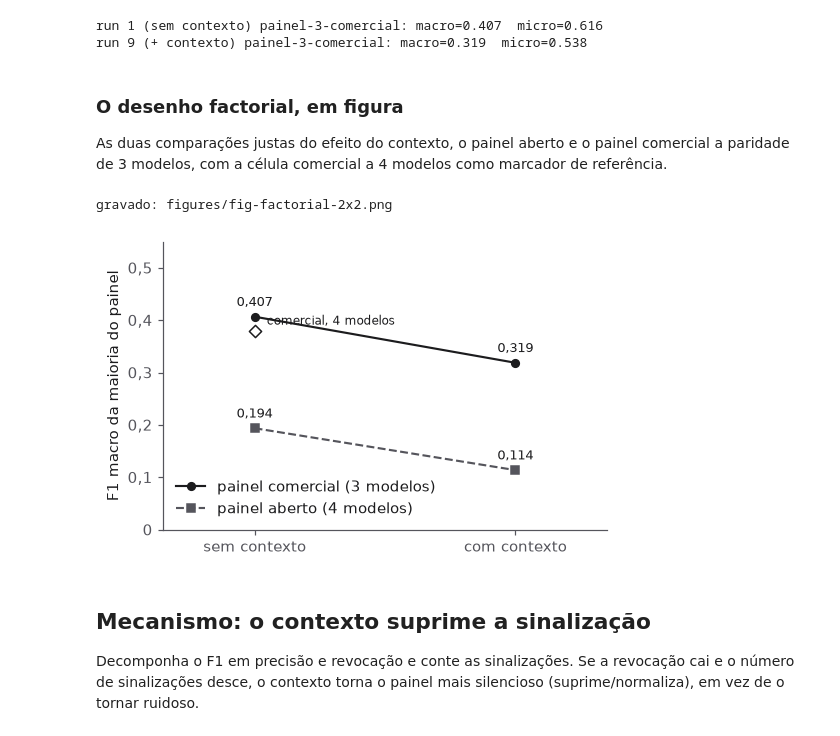
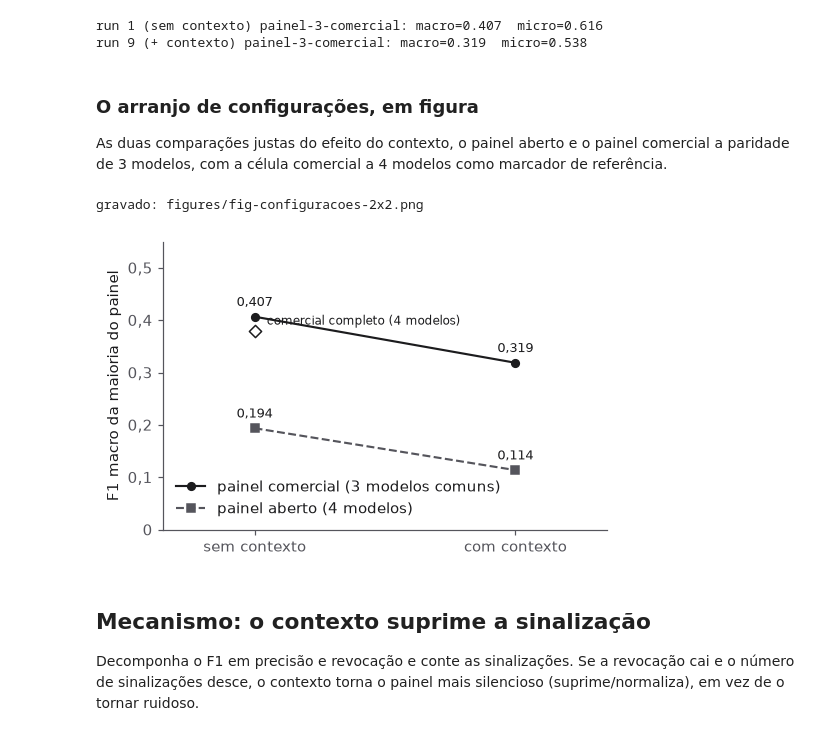
Before and after one commit to assimoes/dark-patterns, a Jupyter notebook: analysis/09_configuracoes-2x2.ipynb, the cells around one changed output. Saved outputs shown, nothing was run; the diff lists cells and outputs as text; code cells hidden in the pictures.

Commit message:
analysis: análise de configurações no lugar do factorial, figura clarificada

```diff
--- a/analysis/09_factorial-2x2.ipynb
+++ b/analysis/09_configuracoes-2x2.ipynb
@@ -144,31 +144,31 @@ for run, lab in [(1,"sem contexto"),(9,"+ contexto")]:
 run 1 (sem contexto) painel-3-comercial: macro=0.407  micro=0.616
 run 9 (+ contexto) painel-3-comercial: macro=0.319  micro=0.538
 # %% [markdown]
-### O desenho factorial, em figura
+### O arranjo de configurações, em figura
 As duas comparações justas do efeito do contexto, o painel aberto e o painel comercial a paridade de 3 modelos, com a célula comercial a 4 modelos como marcador de referência.
 # %%
 from matplotlib.ticker import FuncFormatter
 plt = styled_plt()
 ab = {r: run_scores(r, adj)["painel-macro"] for r in (2, 8)}
 com3 = {r: run_scores_models(r, SHARED_COMM)[0] for r in (1, 9)}
 com4 = run_scores(1, adj)["painel-macro"]
 fig, ax = plt.subplots(figsize=(5.2, 3.4))
-ax.plot([0, 1], [com3[1], com3[9]], marker="o", ms=5, ls="-", lw=1.4, color=INK, label="painel comercial (3 modelos)")
+ax.plot([0, 1], [com3[1], com3[9]], marker="o", ms=5, ls="-", lw=1.4, color=INK, label="painel comercial (3 modelos comuns)")
 ax.plot([0, 1], [ab[2], ab[8]], marker="s", ms=5, ls="--", lw=1.4, color=MID, label="painel aberto (4 modelos)")
 ax.scatter([0], [com4], marker="D", s=32, facecolors="white", edgecolors=INK, linewidths=1.0, zorder=3)
-ax.annotate("comercial, 4 modelos", (0, com4), xytext=(8, 4), textcoords="offset points", fontsize=8)
+ax.annotate("comercial completo (4 modelos)", (0, com4), xytext=(8, 4), textcoords="offset points", fontsize=8)
 for xx, vv in [(0, com3[1]), (1, com3[9]), (0, ab[2]), (1, ab[8])]:
     ax.annotate(virgula(vv), (xx, vv), xytext=(0, 7), textcoords="offset points", ha="center", fontsize=8.5)
 ax.set_xticks([0, 1], ["sem contexto", "com contexto"])
 ax.set_xlim(-0.35, 1.35)
 ax.set_ylim(0, 0.55)
 ax.set_ylabel("F1 macro da maioria do painel")
 ax.yaxis.set_major_formatter(FuncFormatter(virgula))
 ax.legend(loc="lower left")
-save_fig(fig, "fig-factorial-2x2")
+save_fig(fig, "fig-configuracoes-2x2")
 # %% [output]
-gravado: figures/fig-factorial-2x2.png
+gravado: figures/fig-configuracoes-2x2.png
-[figure, old version]
+[figure, new version]
 # %% [markdown]
 ## Mecanismo: o contexto suprime a sinalização
 Decomponha o F1 em precisão e revocação e conte as sinalizações. Se a revocação cai e o número de sinalizações desce, o contexto torna o painel mais silencioso (suprime/normaliza), em vez de o tornar ruidoso.
```
Also changed, not shown: parts of 3 cells of this notebook, 5 other files.
